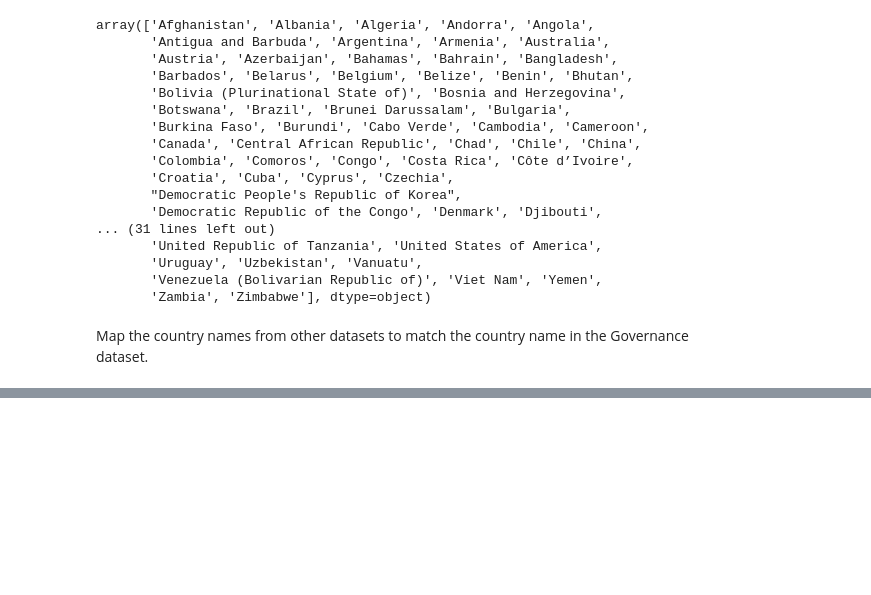
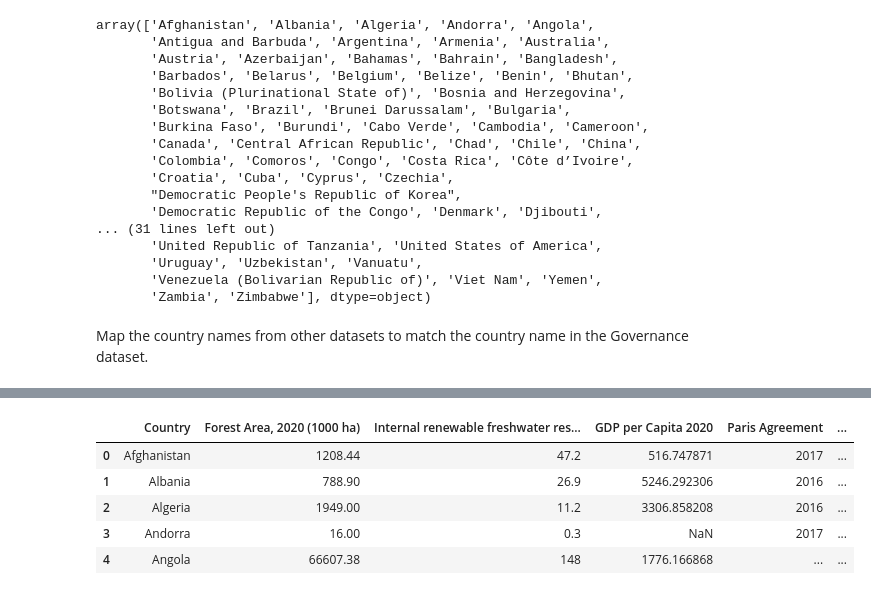
Before and after one commit to luanakimley/low-carbon-development-composite-index, a Jupyter notebook: data_cleaning.ipynb, the cells around one changed output, grey strips where cells are left out. Drawn from its saved outputs; the diff is of its cells as text; code cells hidden in the pictures; blank space fills up the shorter version.

Commit message:
:sparkles: Merge all datasets into one single dataset

```diff
--- a/data_cleaning.ipynb
+++ b/data_cleaning.ipynb
@@ -265,4 +264,5 @@ array(['WORLD', 'Afghanistan', 'Albania', 'Algeria', 'American Samoa',
 # %%
 gdp_per_capita_filtered.loc[:, 'Country'] = gdp_per_capita_filtered['Country'].replace(country_name_mapping)
-gdp_per_capita_filtered['Country'].unique()
+gdp_per_capita_filtered = gdp_per_capita_filtered[gdp_per_capita_filtered['Country'].isin(countries_list)]
+len(gdp_per_capita_filtered)
 # %% [output]
@@ -286,4 +270,5 @@ array(['Aruba', 'Africa Eastern and Southern', 'Afghanistan',
 # %%
 human_development_index_filtered.loc[:, 'Country'] = human_development_index_filtered['Country'].replace(country_name_mapping)
-human_development_index_filtered['Country'].unique()
+human_development_index_filtered = human_development_index_filtered[human_development_index_filtered['Country'].isin(countries_list)]
+len(human_development_index_filtered)
 # %% [output]
@@ -307,4 +276,5 @@ array(['Afghanistan', 'Angola', 'Albania', 'Andorra',
 # %%
 sustainable_energy_filtered.loc[:, 'Country'] = sustainable_energy_filtered['Country'].replace(country_name_mapping)
-sustainable_energy_filtered['Country'].unique()
+sustainable_energy_filtered = sustainable_energy_filtered[sustainable_energy_filtered['Country'].isin(countries_list)]
+len(sustainable_energy_filtered)
 # %% [output]
@@ -328,4 +282,5 @@ array(['Afghanistan', 'Albania', 'Algeria', 'American Samoa', 'Andorra',
 # %%
 emissions_filtered.loc[:, 'Country'] = emissions_filtered['Country'].replace(country_name_mapping)
-emissions_filtered['Country'].unique()
+emissions_filtered = emissions_filtered[emissions_filtered['Country'].isin(countries_list)]
+len(emissions_filtered)
 # %% [output]
@@ -348,0 +315,12 @@ array(['Afghanistan', 'Albania', 'Algeria', 'American Samoa', 'Andorra',
+# %%
+dfs = [forest_area_filtered, freshwater_filtered, gdp_per_capita_filtered, governance_filtered, human_development_index_filtered, sustainable_energy_filtered, emissions_filtered]
+merge_dfs = lambda left, right: pd.merge(left, right, on='Country', how='inner')
+lcdci_df = reduce(merge_dfs, dfs)
+lcdci_df.head()
+# %% [output]
+|  | Country | Forest Area, 2020 (1000 ha) | Internal renewable freshwater res... | GDP per Capita 2020 | Paris Agreement | ... |
+| 0 | Afghanistan | 1208.44 | 47.2 | 516.747871 | 2017 | ... |
+| 1 | Albania | 788.90 | 26.9 | 5246.292306 | 2016 | ... |
+| 2 | Algeria | 1949.00 | 11.2 | 3306.858208 | 2016 | ... |
+| 3 | Andorra | 16.00 | 0.3 | NaN | 2017 | ... |
+| 4 | Angola | 66607.38 | 148 | 1776.166868 | ... | ... |
```
Also changed, not shown: parts of 14 cells of this notebook.
